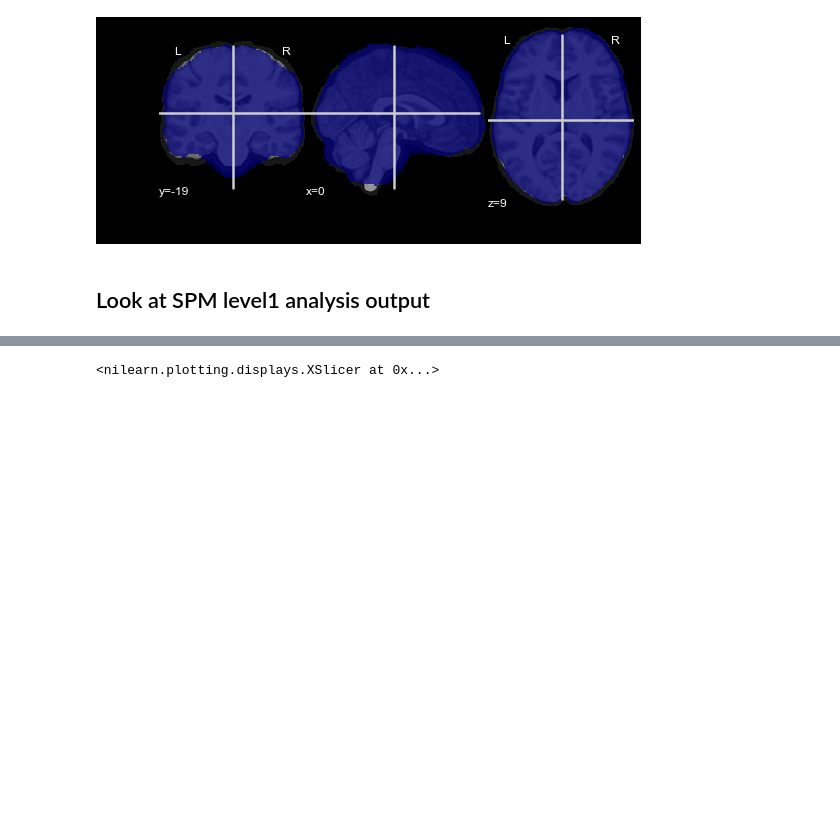
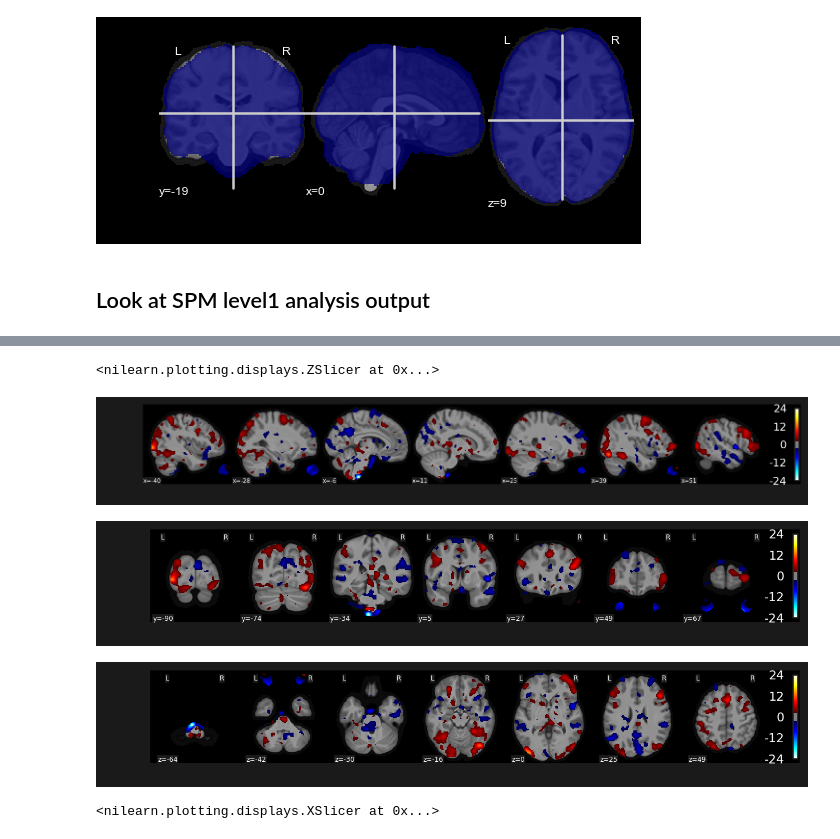
Before and after one commit to ruonanjia/mdm_imaging_analysis, a Jupyter notebook: mdm_imaging_glm.ipynb, the cells around one changed output, grey strips where cells are left out. Drawn from its saved outputs; the diff is of its cells as text; code cells hidden in the pictures; blank space fills up the shorter version.

```diff
--- a/mdm_imaging_glm.ipynb
+++ b/mdm_imaging_glm.ipynb
@@ -237,6 +237,6 @@ plotting.plot_roi(mask_whb, bg_img = anat_mean)
 # %% [markdown]
 ## Look at SPM level1 analysis output
 # %%
-con1 = nib.load(os.path.join(out_root, 'imaging', 'Sink', '1stLevel', '_subject_id_2588_task_id_2','con_0001.nii'))
-con2 = nib.load(os.path.join(out_root, 'imaging', 'Sink', '1stLevel', '_subject_id_2588_task_id_2','con_0002.nii'))
+# con1 = nib.load(os.path.join(out_root, 'imaging', 'Sink', '1stLevel', '_subject_id_2588_task_id_2','con_0001.nii'))
+# con2 = nib.load(os.path.join(out_root, 'imaging', 'Sink', '1stLevel', '_subject_id_2588_task_id_2','con_0002.nii'))
 # %%
@@ -256,3 +267,16 @@ plotting.plot_stat_map('/home/rj299/project/mdm_analysis/output/imaging/Sink/1st
+# %%
+# load Medical > Monetary, ambiguity + risk
+con7 = nib.load('/home/rj299/project/mdm_analysis/output/imaging/Sink/1stLevel/_subject_id_2588/con_0007.nii')
+# %%
+# plot Medical > Monetary, ambiguity + risk
+plotting.plot_stat_map(con7, threshold = 2.5, bg_img = anat_mean, display_mode = 'x')
+plotting.plot_stat_map(con7, threshold = 2.5, bg_img = anat_mean, display_mode = 'y')
+plotting.plot_stat_map(con7, threshold = 2.5, bg_img = anat_mean, display_mode = 'z')
+# %% [output]
+<nilearn.plotting.displays.ZSlicer at 0x...>
+[figure, added]
+[figure, added]
+[figure, added]
 # %%
 spmt1 = nib.load(os.path.join(out_root, 'Sink', '1stLevel', '_subject_id_2588_task_id_1','spmT_0001.nii'))
 spmt2 = nib.load(os.path.join(out_root, 'Sink', '1stLevel', '_subject_id_2588_task_id_1','spmT_0002.nii'))
```
Also changed, not shown: parts of 3 cells of this notebook.
